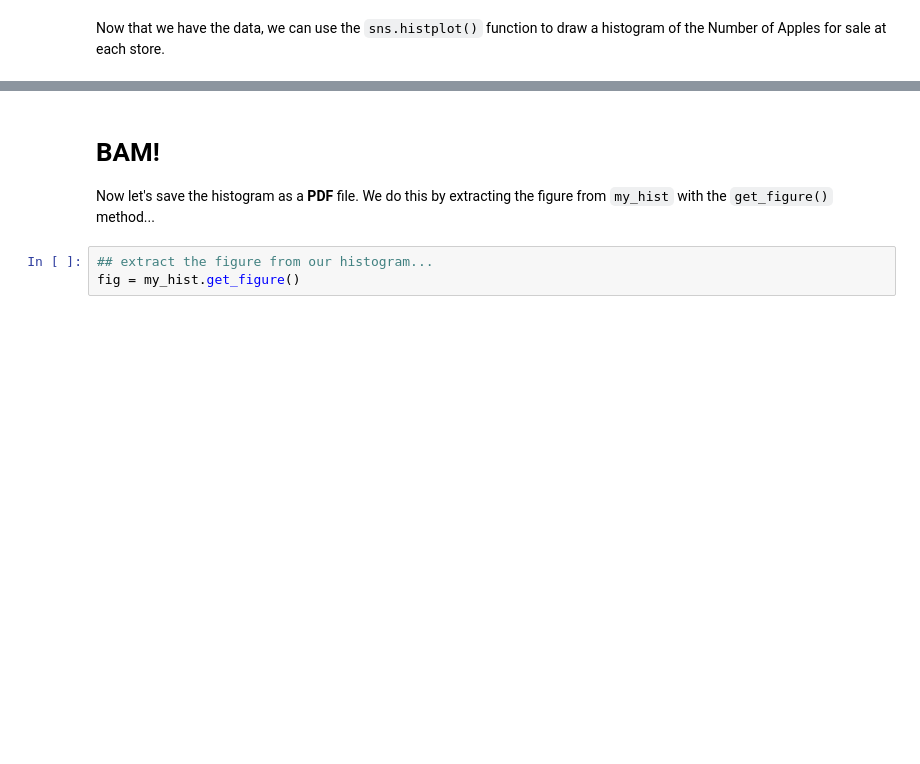
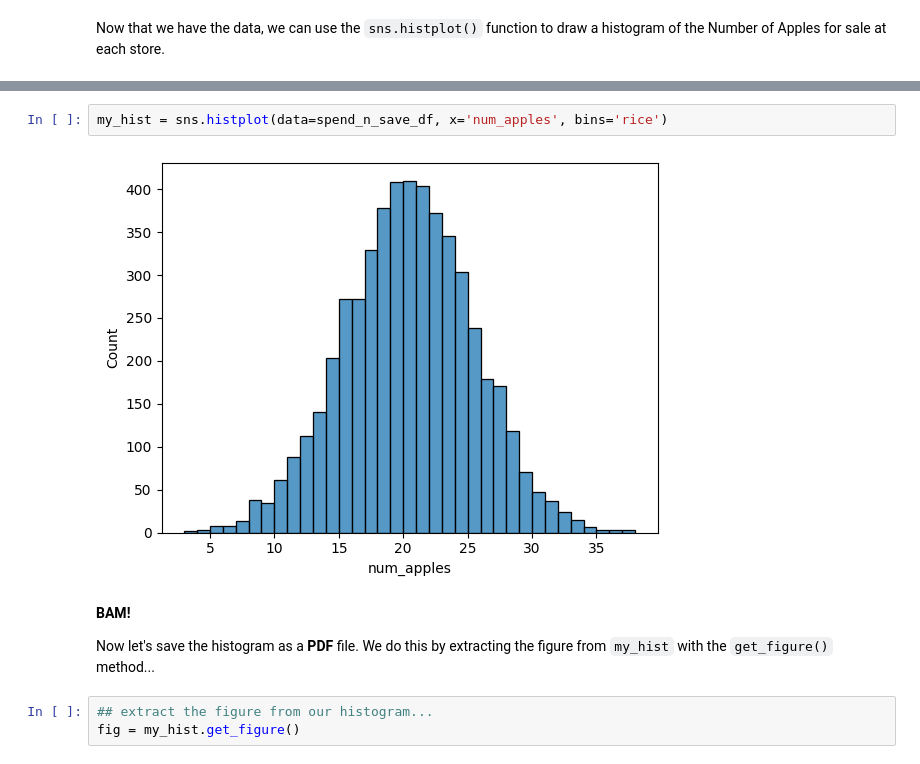
Before and after one commit to rahiakela/StatQuest-Illustrated-Guide-to-Statistics, a Jupyter notebook: chapter_02/chapter_02_py.ipynb, the cells around one changed output, grey strips where cells are left out. Saved outputs shown, nothing was run; the diff lists cells and outputs as text; blank space fills up the shorter version.

```diff
--- a/chapter_02/chapter_02_py.ipynb
+++ b/chapter_02/chapter_02_py.ipynb
@@ -57,5 +88,9 @@ my_hist = sns.histplot(data=spend_n_save_df, x='num_apples', bins='scott')
+# %%
+my_hist = sns.histplot(data=spend_n_save_df, x='num_apples', bins='rice')
+# %% [output]
+[figure, added]
 # %% [markdown]
-# BAM!
+**BAM!**
 
 Now let's save the histogram as a **PDF** file. We do this by extracting the figure from `my_hist` with the `get_figure()` method...
 # %%
```
Also changed, not shown: parts of 21 cells of this notebook.
